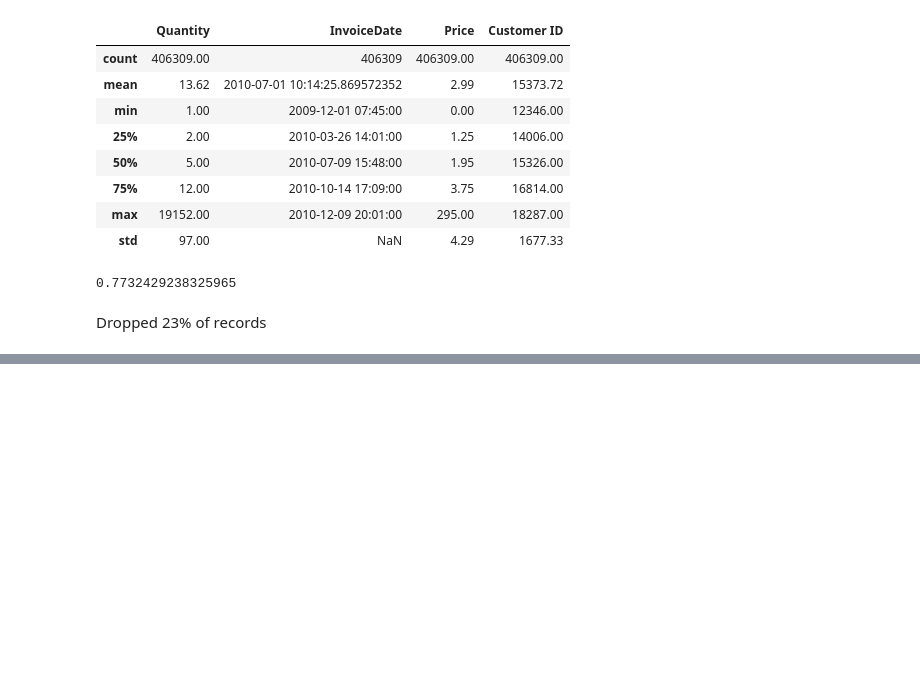
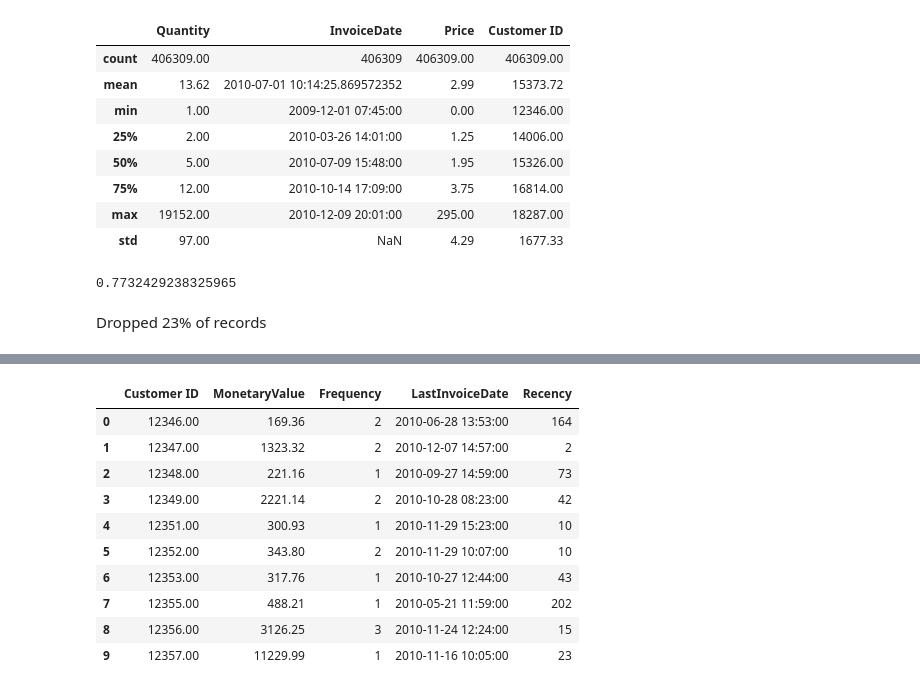
Before and after one commit to poojan019/customerSegmentation, a Jupyter notebook: main.ipynb, the cells around one changed output, grey strips where cells are left out. Saved outputs shown, nothing was run; the diff lists cells and outputs as text; code cells hidden in the pictures; blank space fills up the shorter version.

```diff
--- a/main.ipynb
+++ b/main.ipynb
@@ -271,0 +321,16 @@ Dropped 23% of records
+# %%
+max_invoice_date = aggragated_df['LastInvoiceDate'].max()
+aggragated_df['Recency'] = (max_invoice_date - aggragated_df['LastInvoiceDate']).dt.days
+aggragated_df.head(10)
+# %% [output]
+|  | Customer ID | MonetaryValue | Frequency | LastInvoiceDate | Recency |
+| 0 | 12346.00 | 169.36 | 2 | 2010-06-28 13:53:00 | 164 |
+| 1 | 12347.00 | 1323.32 | 2 | 2010-12-07 14:57:00 | 2 |
+| 2 | 12348.00 | 221.16 | 1 | 2010-09-27 14:59:00 | 73 |
+| 3 | 12349.00 | 2221.14 | 2 | 2010-10-28 08:23:00 | 42 |
+| 4 | 12351.00 | 300.93 | 1 | 2010-11-29 15:23:00 | 10 |
+| 5 | 12352.00 | 343.80 | 2 | 2010-11-29 10:07:00 | 10 |
+| 6 | 12353.00 | 317.76 | 1 | 2010-10-27 12:44:00 | 43 |
+| 7 | 12355.00 | 488.21 | 1 | 2010-05-21 11:59:00 | 202 |
+| 8 | 12356.00 | 3126.25 | 3 | 2010-11-24 12:24:00 | 15 |
+| 9 | 12357.00 | 11229.99 | 1 | 2010-11-16 10:05:00 | 23 |
```
Also changed, not shown: parts of 7 cells of this notebook.
